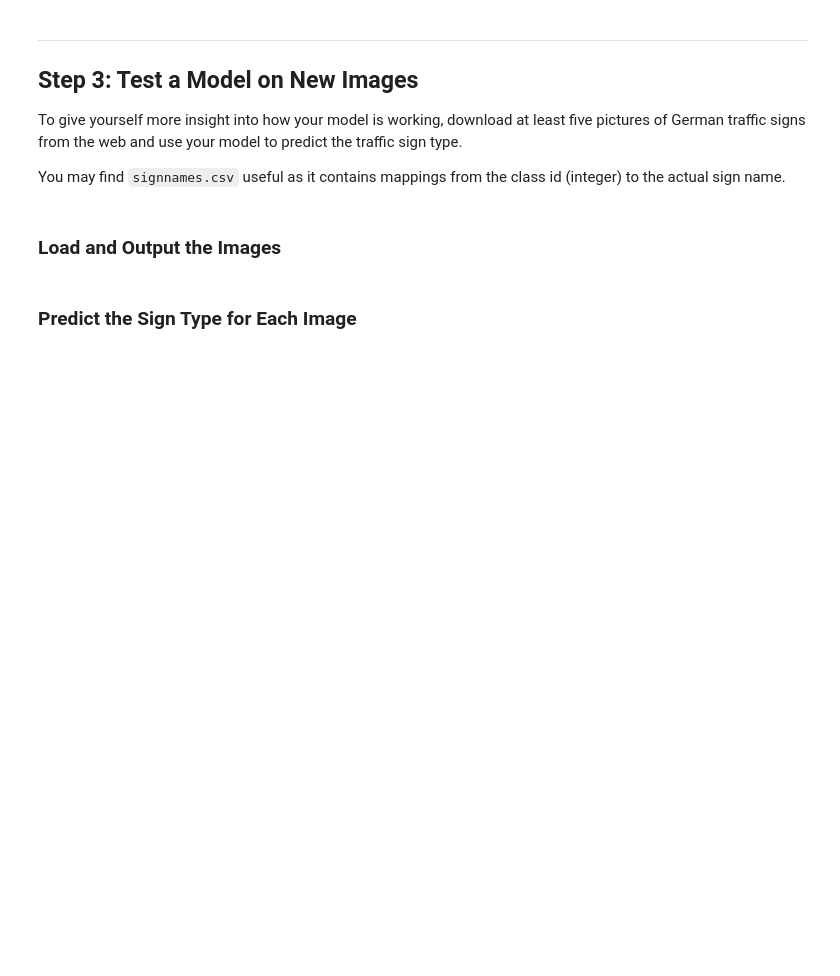
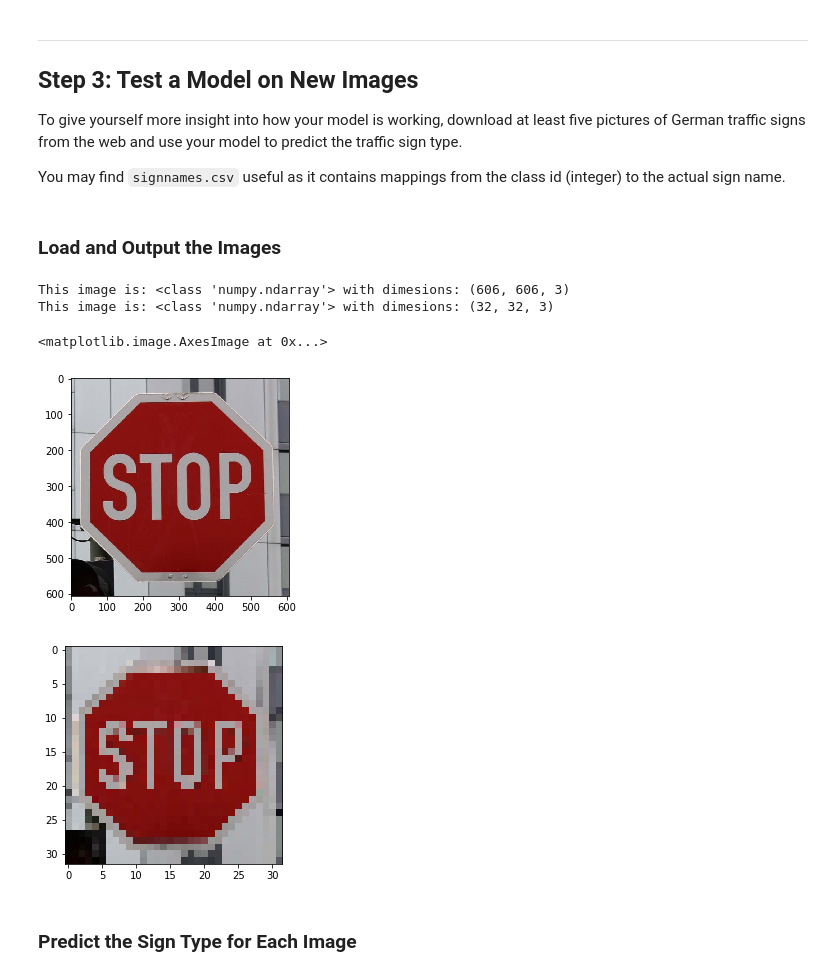
Before and after one commit to Maesla/Traffic-Sign-Classifier, a Jupyter notebook: Traffic_Sign_Classifier.ipynb, the cells around one changed output. Cells and saved outputs as stored; diff of their text form; code cells hidden in the pictures; blank space fills up the shorter version.

Commit message:
- Predictions WIP

```diff
--- a/Traffic_Sign_Classifier.ipynb
+++ b/Traffic_Sign_Classifier.ipynb
@@ -305,3 +320,32 @@ You may find `signnames.csv` useful as it contains mappings from the class id (i
+# %%
+### Load the images and plot them here.
+### Feel free to use as many code cells as needed.
+import matplotlib.pyplot as plt
+import matplotlib.image as mpimg
+import cv2
+
+prediction_path = './predictions/'
+im = mpimg.imread(prediction_path + 'stop-14.png')
+plt.imshow(im)
+
+
+#image = mpimg.imread('test_images/solidWhiteRight.jpg')
+
+#printing out some stats and plotting
+print('This image is:', type(im), 'with dimesions:', im.shape)
+print('This image is:', type(image), 'with dimesions:', image.shape)
+
+dst = cv2.resize(im, (32, 32), interpolation = cv2.INTER_CUBIC)
+plt.figure(2)
+plt.imshow(dst)
+
+#plt.imshow(image)
+# %% [output]
+This image is: <class 'numpy.ndarray'> with dimesions: (606, 606, 3)
+This image is: <class 'numpy.ndarray'> with dimesions: (32, 32, 3)
+<matplotlib.image.AxesImage at 0x...>
+[figure, added]
+[figure, added]
 # %% [markdown]
 ### Predict the Sign Type for Each Image
 # %%
```
Also changed, not shown: parts of 6 cells of this notebook, 8 other files.
